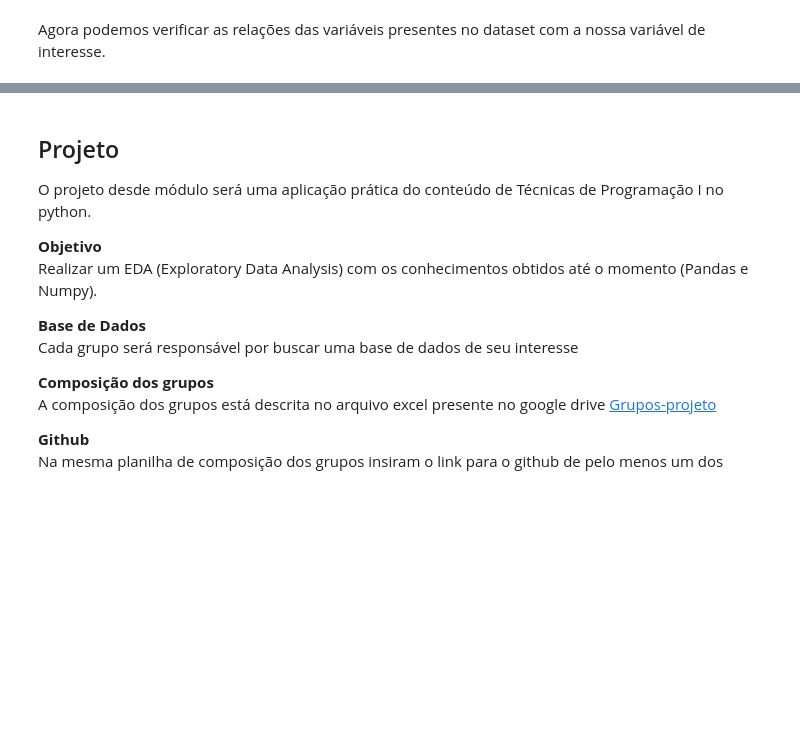
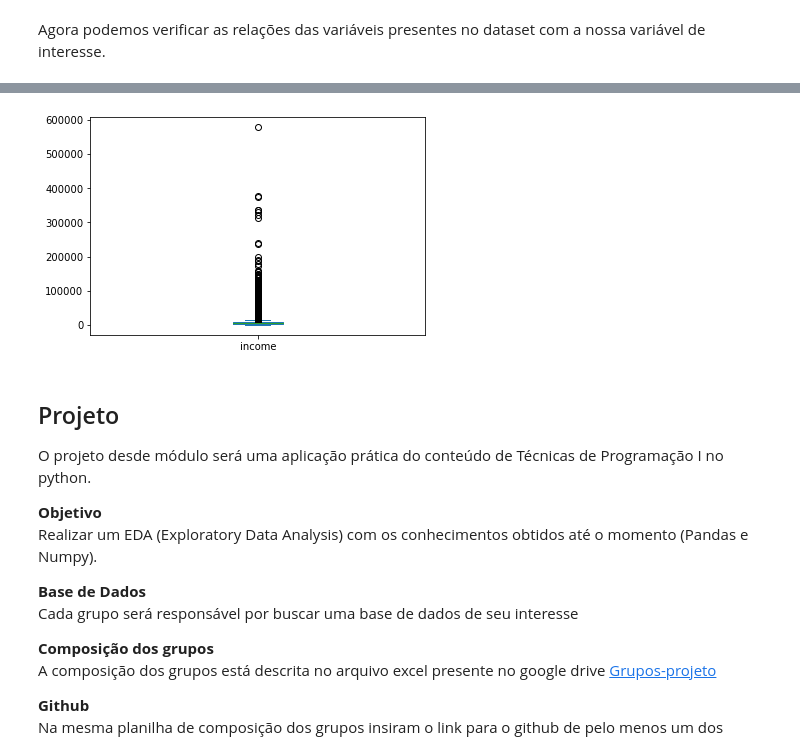
Before and after one commit to brunoissamo/tecnicas-programacao-i-suzano, a Jupyter notebook: aula07 - EDA e Projeto.ipynb, the cells around one changed output, grey strips where cells are left out. Drawn from its saved outputs; the diff is of its cells as text; code cells hidden in the pictures; blank space fills up the shorter version.

```diff
--- a/aula07 - EDA e Projeto.ipynb
+++ b/aula07 - EDA e Projeto.ipynb
@@ -39,3 +282,7 @@ df_loan.pivot_table(index='credit_type', values='Status', aggfunc='mean')
+# %%
+df_loan[['income']].plot(kind='box');
+# %% [output]
+[figure, added]
 # %% [markdown]
 ## Projeto
 
```
Also changed, not shown: parts of 25 cells of this notebook, 1 other file.
